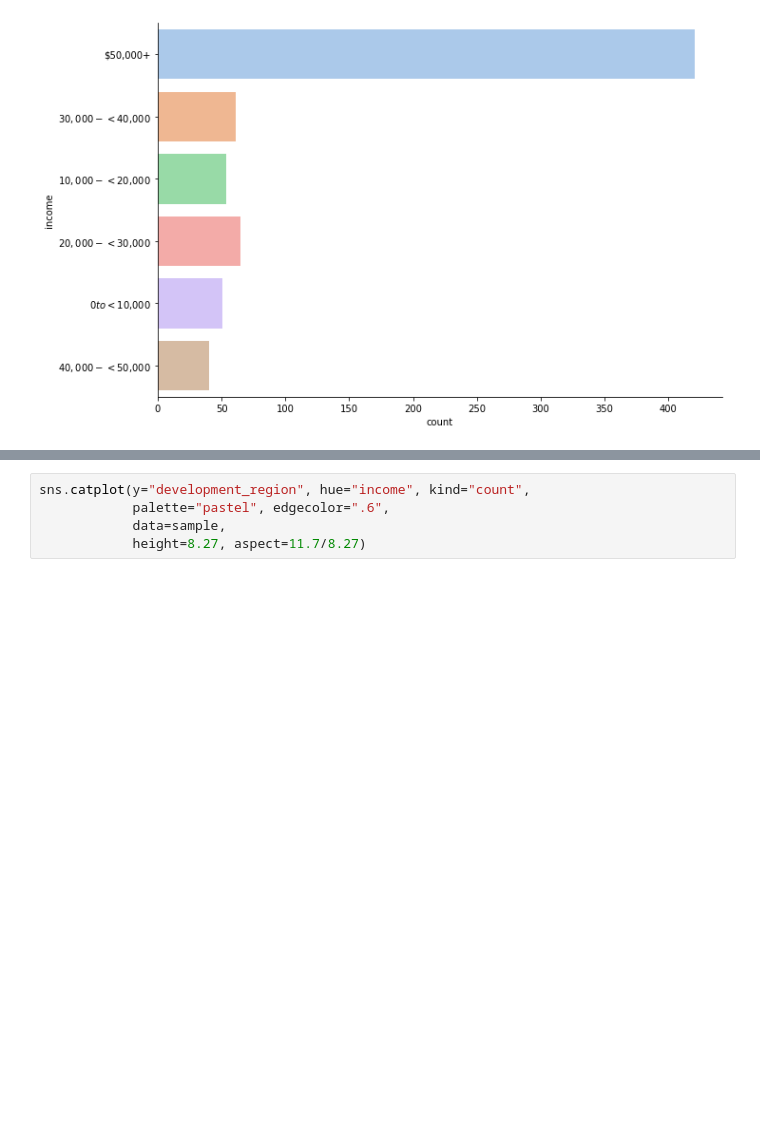
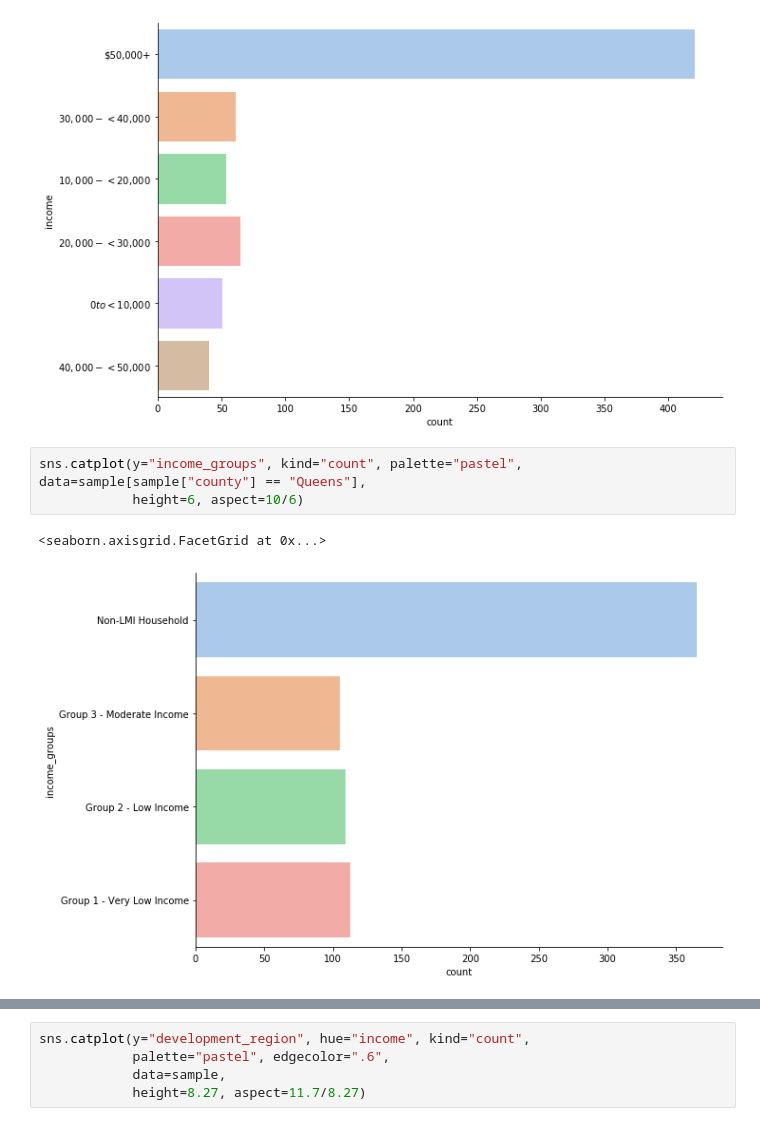
Before and after one commit to sthasubin429/BigData_cw, a Jupyter notebook: Visualization_JSON.ipynb, the cells around one changed output, grey strips where cells are left out. Drawn from its saved outputs; the diff is of its cells as text; blank space fills up the shorter version.

Commit message:
Visualization added

```diff
--- a/Visualization_JSON.ipynb
+++ b/Visualization_JSON.ipynb
@@ -33,3 +27,9 @@ sns.catplot(y="income", kind="count", palette="pastel", data=sample[sample["coun
 # %% [output]
 <seaborn.axisgrid.FacetGrid at 0x...>
 [figure]
+# %%
+sns.catplot(y="income_groups", kind="count", palette="pastel", data=sample[sample["county"] == "Queens"],
+            height=6, aspect=10/6)
+# %% [output]
+<seaborn.axisgrid.FacetGrid at 0x...>
+[figure, added]
```
Also changed, not shown: parts of 12 cells of this notebook, 5 other files.
